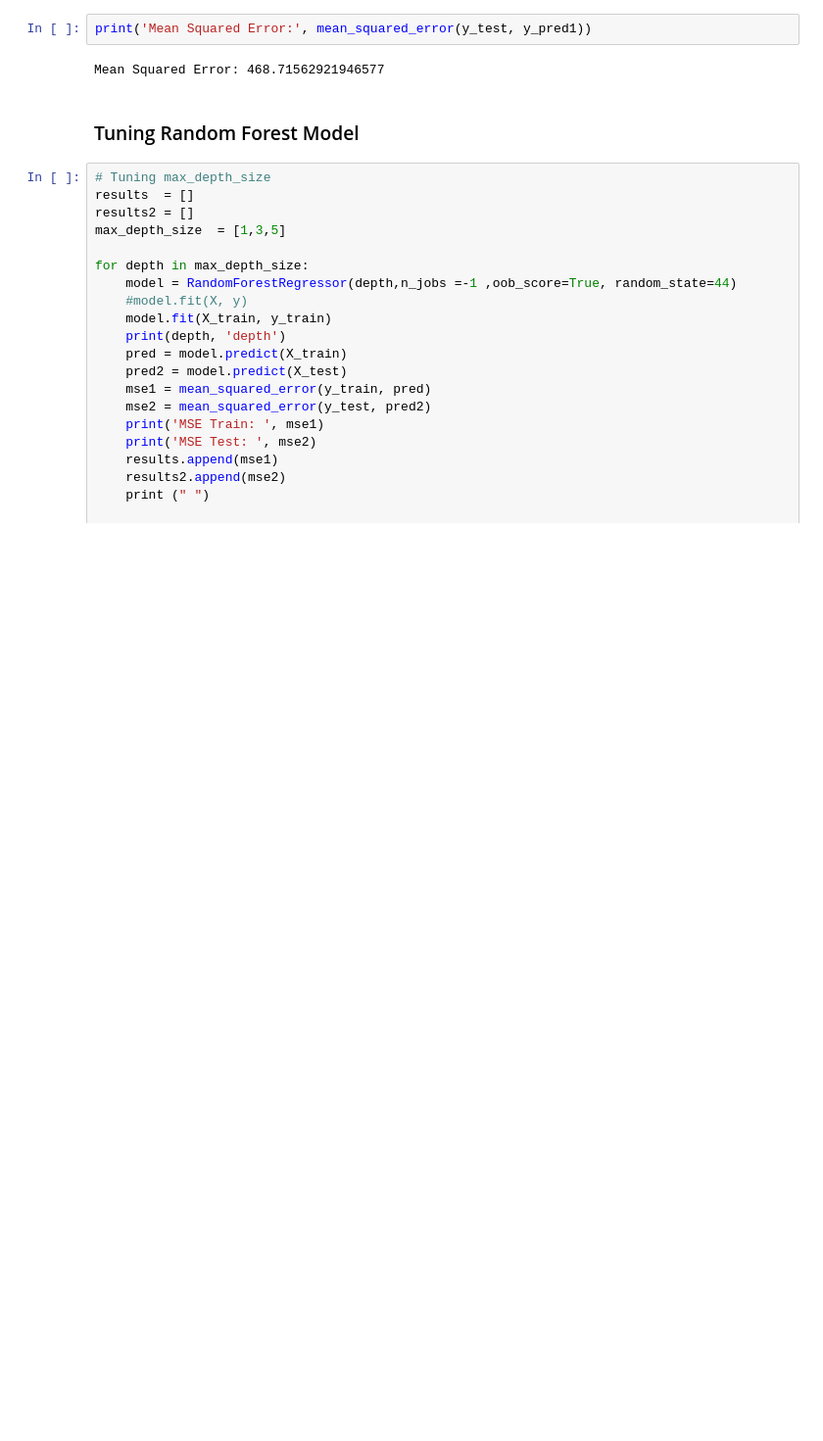
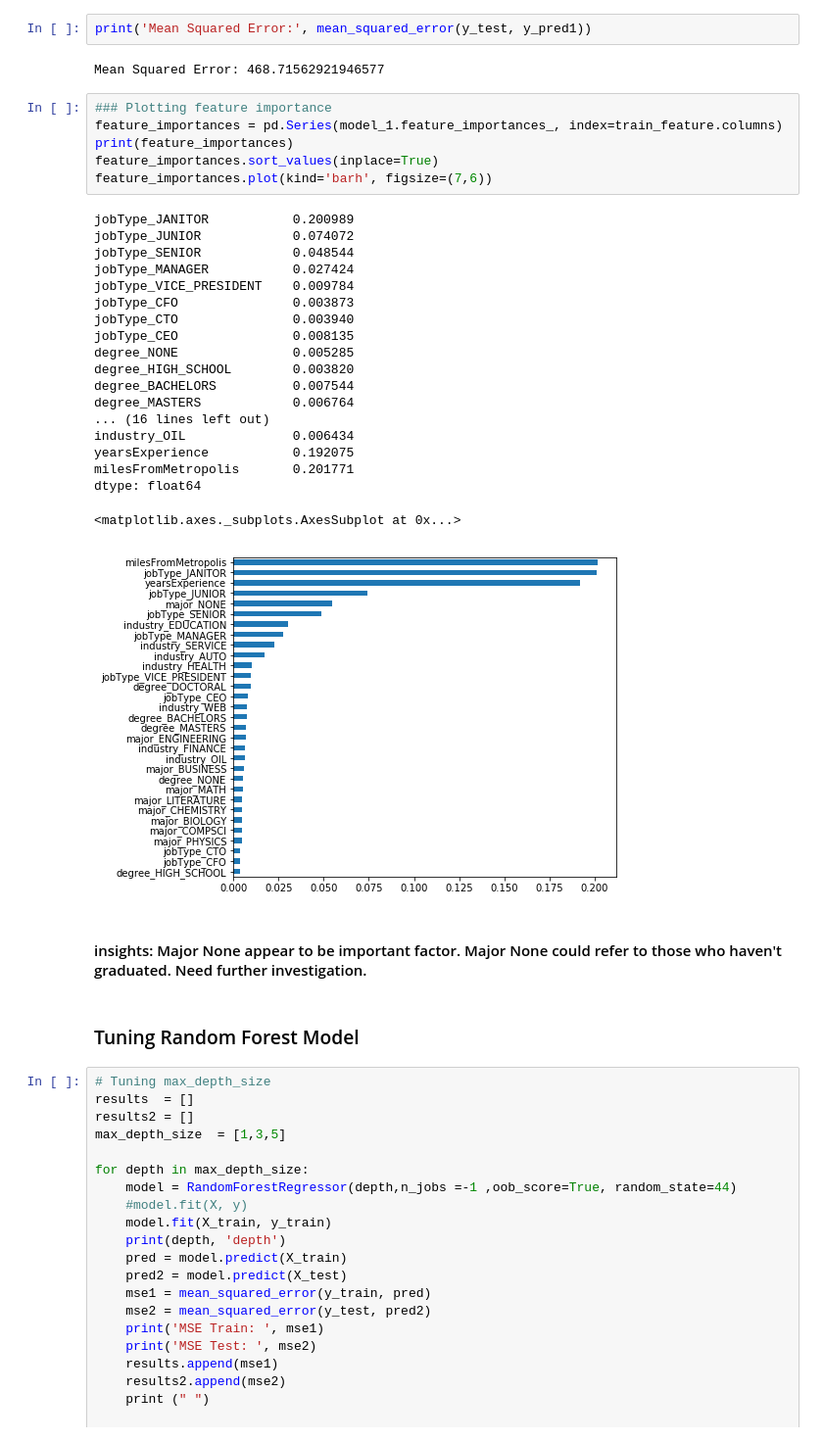
Before and after one commit to dsjoench/salarypredictionportfolio, a Jupyter notebook: Salary Prediction Portfolio .ipynb, the cells around one changed output. Shown: that part at 98% size. Saved outputs shown, nothing was run; the diff lists cells and outputs as text; blank space fills up the shorter version.

```diff
--- a/Salary Prediction Portfolio .ipynb
+++ b/Salary Prediction Portfolio .ipynb
@@ -401,6 +401,34 @@ array([147.53333333, 106.96666667, 173.3       , ..., 130.5       ,
 print('Mean Squared Error:', mean_squared_error(y_test, y_pred1))
 # %% [output]
 Mean Squared Error: 468.71562921946577
+# %%
+### Plotting feature importance
+feature_importances = pd.Series(model_1.feature_importances_, index=train_feature.columns)
+print(feature_importances)
+feature_importances.sort_values(inplace=True)
+feature_importances.plot(kind='barh', figsize=(7,6))
+# %% [output]
+jobType_JANITOR           0.200989
+jobType_JUNIOR            0.074072
+jobType_SENIOR            0.048544
+jobType_MANAGER           0.027424
+jobType_VICE_PRESIDENT    0.009784
+jobType_CFO               0.003873
+jobType_CTO               0.003940
+jobType_CEO               0.008135
+degree_NONE               0.005285
+degree_HIGH_SCHOOL        0.003820
+degree_BACHELORS          0.007544
+degree_MASTERS            0.006764
+... (16 lines left out)
+industry_OIL              0.006434
+yearsExperience           0.192075
+milesFromMetropolis       0.201771
+dtype: float64
+<matplotlib.axes._subplots.AxesSubplot at 0x...>
+[figure, added]
+# %% [markdown]
+#### insights: Major None appear to be important factor. Major None could refer to those who haven't graduated. Need further investigation.
 # %% [markdown]
 ### Tuning Random Forest Model
 # %%
```
Also changed, not shown: parts of 3 cells of this notebook.
